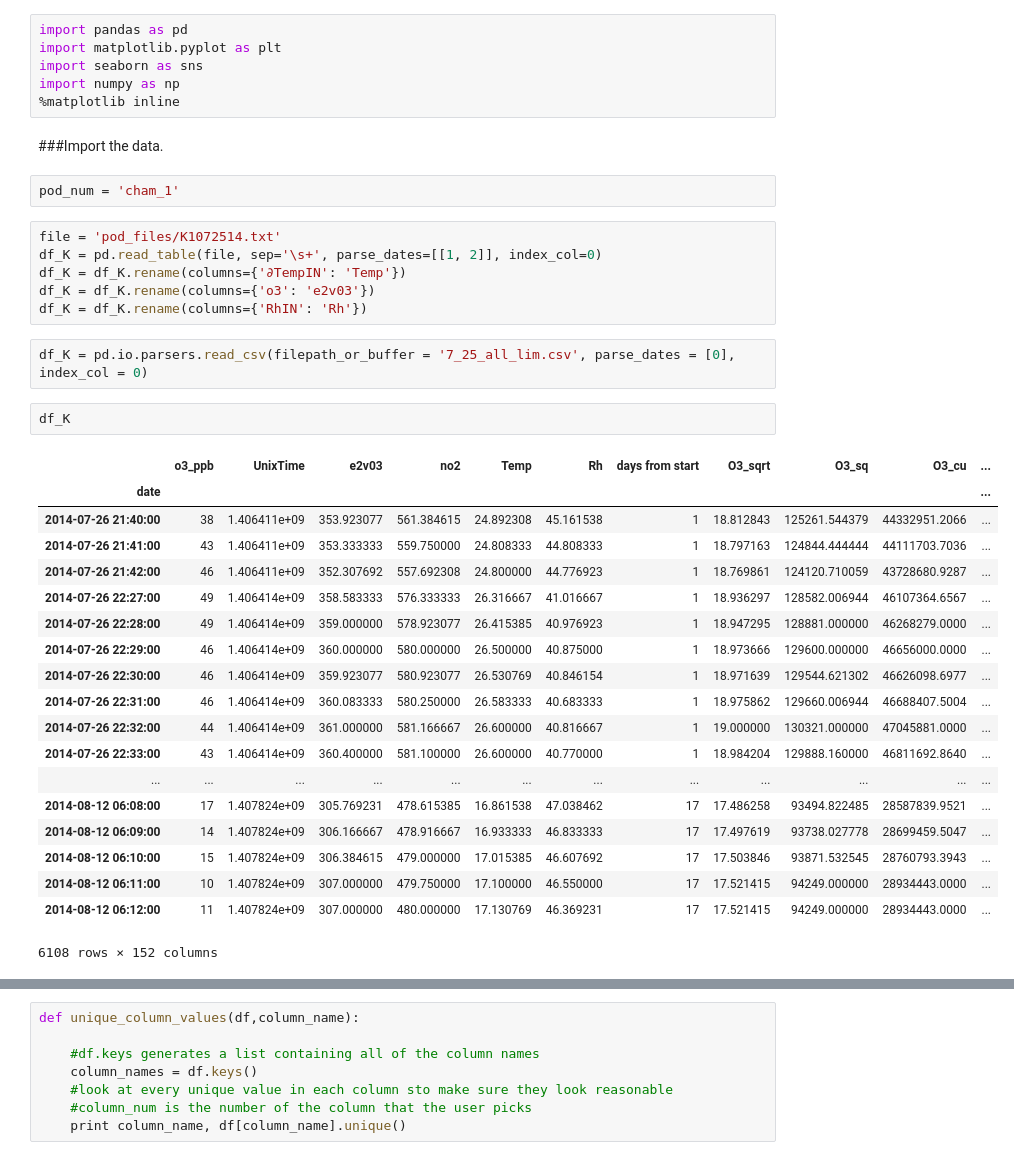
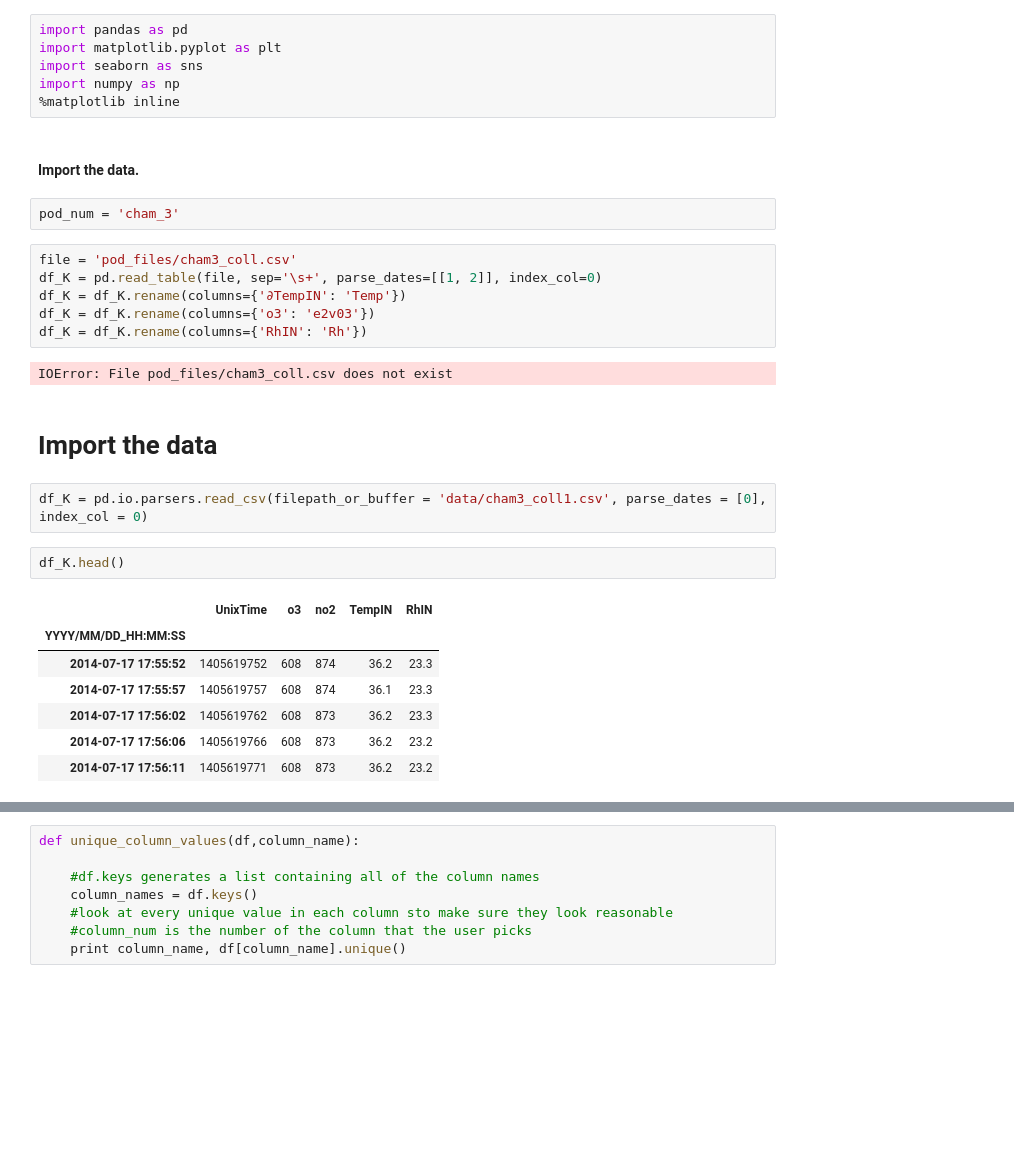
Before and after one commit to balmandhunter/frappe_calcs, a Jupyter notebook: clean_CAMP_data.ipynb, the cells around one changed output, grey strips where cells are left out. Drawn from its saved outputs; the diff is of its cells as text; blank space fills up the shorter version.

```diff
--- a/clean_CAMP_data.ipynb
+++ b/clean_CAMP_data.ipynb
@@ -5,37 +5,29 @@ import seaborn as sns
 import numpy as np
 %matplotlib inline
 # %% [markdown]
-###Import the data.
+#### Import the data.
 # %%
-pod_num = 'cham_1'
+pod_num = 'cham_3'
 # %%
-file = 'pod_files/K1072514.txt'
+file = 'pod_files/cham3_coll.csv'
 df_K = pd.read_table(file, sep='\s+', parse_dates=[[1, 2]], index_col=0)
 df_K = df_K.rename(columns={'∂TempIN': 'Temp'})
 df_K = df_K.rename(columns={'o3': 'e2v03'})
 df_K = df_K.rename(columns={'RhIN': 'Rh'})
+# %% [output]
+IOError: File pod_files/cham3_coll.csv does not exist
+# %% [markdown]
+# Import the data
 # %%
-df_K = pd.io.parsers.read_csv(filepath_or_buffer = '7_25_all_lim.csv', parse_dates = [0], index_col = 0)
+df_K = pd.io.parsers.read_csv(filepath_or_buffer = 'data/cham3_coll1.csv', parse_dates = [0], index_col = 0)
 # %%
-df_K
+df_K.head()
 # %% [output]
-|  | o3_ppb | UnixTime | e2v03 | no2 | Temp | Rh | days from start | O3_sqrt | O3_sq | O3_cu | ... |
-| date |  |  |  |  |  |  |  |  |  |  | ... |
-| 2014-07-26 21:40:00 | 38 | 1.406411e+09 | 353.923077 | 561.384615 | 24.892308 | 45.161538 | 1 | 18.812843 | 125261.544379 | 44332951.2066 | ... |
-| 2014-07-26 21:41:00 | 43 | 1.406411e+09 | 353.333333 | 559.750000 | 24.808333 | 44.808333 | 1 | 18.797163 | 124844.444444 | 44111703.7036 | ... |
-| 2014-07-26 21:42:00 | 46 | 1.406411e+09 | 352.307692 | 557.692308 | 24.800000 | 44.776923 | 1 | 18.769861 | 124120.710059 | 43728680.9287 | ... |
-| 2014-07-26 22:27:00 | 49 | 1.406414e+09 | 358.583333 | 576.333333 | 26.316667 | 41.016667 | 1 | 18.936297 | 128582.006944 | 46107364.6567 | ... |
-| 2014-07-26 22:28:00 | 49 | 1.406414e+09 | 359.000000 | 578.923077 | 26.415385 | 40.976923 | 1 | 18.947295 | 128881.000000 | 46268279.0000 | ... |
-| 2014-07-26 22:29:00 | 46 | 1.406414e+09 | 360.000000 | 580.000000 | 26.500000 | 40.875000 | 1 | 18.973666 | 129600.000000 | 46656000.0000 | ... |
-| 2014-07-26 22:30:00 | 46 | 1.406414e+09 | 359.923077 | 580.923077 | 26.530769 | 40.846154 | 1 | 18.971639 | 129544.621302 | 46626098.6977 | ... |
-| 2014-07-26 22:31:00 | 46 | 1.406414e+09 | 360.083333 | 580.250000 | 26.583333 | 40.683333 | 1 | 18.975862 | 129660.006944 | 46688407.5004 | ... |
-| 2014-07-26 22:32:00 | 44 | 1.406414e+09 | 361.000000 | 581.166667 | 26.600000 | 40.816667 | 1 | 19.000000 | 130321.000000 | 47045881.0000 | ... |
-| 2014-07-26 22:33:00 | 43 | 1.406414e+09 | 360.400000 | 581.100000 | 26.600000 | 40.770000 | 1 | 18.984204 | 129888.160000 | 46811692.8640 | ... |
-| ... | ... | ... | ... | ... | ... | ... | ... | ... | ... | ... | ... |
-| 2014-08-12 06:08:00 | 17 | 1.407824e+09 | 305.769231 | 478.615385 | 16.861538 | 47.038462 | 17 | 17.486258 | 93494.822485 | 28587839.9521 | ... |
-| 2014-08-12 06:09:00 | 14 | 1.407824e+09 | 306.166667 | 478.916667 | 16.933333 | 46.833333 | 17 | 17.497619 | 93738.027778 | 28699459.5047 | ... |
-| 2014-08-12 06:10:00 | 15 | 1.407824e+09 | 306.384615 | 479.000000 | 17.015385 | 46.607692 | 17 | 17.503846 | 93871.532545 | 28760793.3943 | ... |
-| 2014-08-12 06:11:00 | 10 | 1.407824e+09 | 307.000000 | 479.750000 | 17.100000 | 46.550000 | 17 | 17.521415 | 94249.000000 | 28934443.0000 | ... |
-| 2014-08-12 06:12:00 | 11 | 1.407824e+09 | 307.000000 | 480.000000 | 17.130769 | 46.369231 | 17 | 17.521415 | 94249.000000 | 28934443.0000 | ... |
+|  | UnixTime | o3 | no2 | TempIN | RhIN |
+| YYYY/MM/DD_HH:MM:SS |  |  |  |  |  |
+| 2014-07-17 17:55:52 | 1405619752 | 608 | 874 | 36.2 | 23.3 |
+| 2014-07-17 17:55:57 | 1405619757 | 608 | 874 | 36.1 | 23.3 |
+| 2014-07-17 17:56:02 | 1405619762 | 608 | 873 | 36.2 | 23.3 |
+| 2014-07-17 17:56:06 | 1405619766 | 608 | 873 | 36.2 | 23.2 |
+| 2014-07-17 17:56:11 | 1405619771 | 608 | 873 | 36.2 | 23.2 |
-6108 rows × 152 columns
 # %%
```
Also changed, not shown: parts of 20 cells of this notebook, 14 other files.
